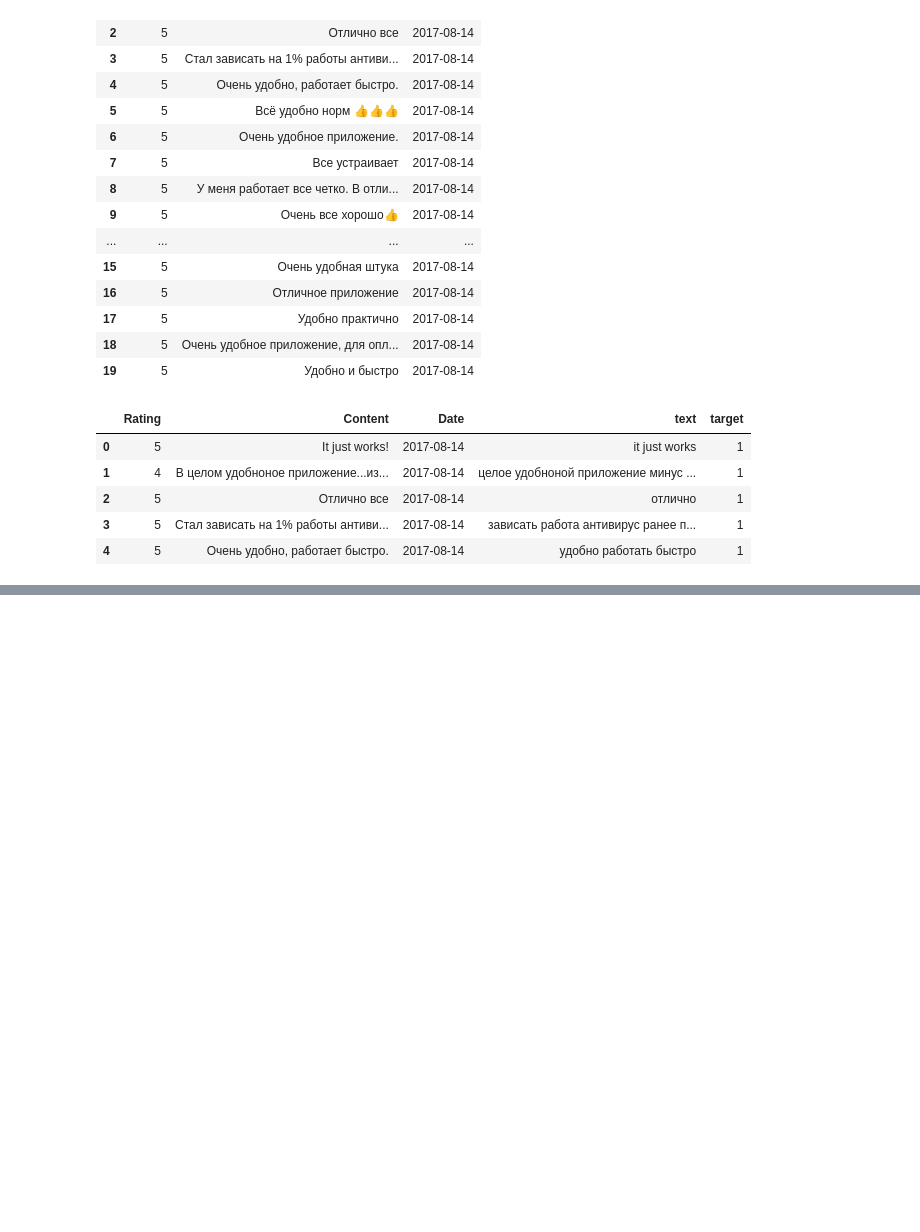
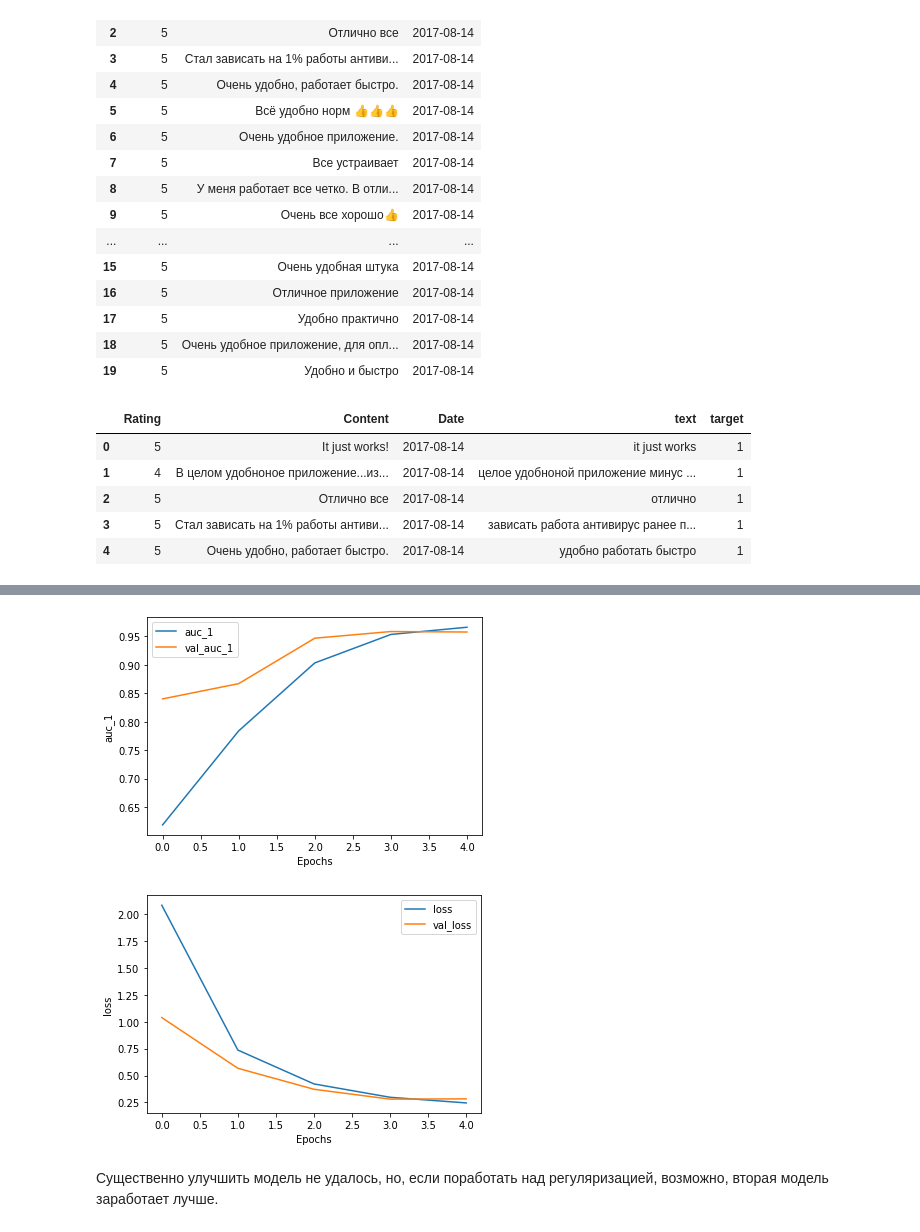
Before and after one commit to annulet/NLP, a Jupyter notebook: hw_5.ipynb, the cells around one changed output, grey strips where cells are left out. Drawn from its saved outputs; the diff is of its cells as text; code cells hidden in the pictures; blank space fills up the shorter version.

```diff
--- a/hw_5.ipynb
+++ b/hw_5.ipynb
@@ -189,0 +243,2 @@ Wall time: 29.6 s
+# %%
+model = Word2Vec(text_corpus, size=EMBEDDING_DIM, window=3, workers=cpu_count())
@@ -189,0 +265,3 @@ Wall time: 29.6 s
+# %%
+WEIGHTS = np.zeros((len(dictionary), EMBEDDING_DIM))
+WEIGHTS.shape
@@ -189,0 +270,4 @@ Wall time: 29.6 s
+# %%
+for token in dictionary:
+    if dictionary[token] in model.wv:
+        WEIGHTS[token] = model.wv[dictionary[token]]
@@ -189,0 +315,12 @@ Wall time: 29.6 s
+# %%
+%%time
+num_epochs = 5
+model.compile(optimizer='adam',
+              loss='binary_crossentropy',
+              metrics=[tf.keras.metrics.AUC()])
+
+
+history = model.fit(
+    train_dataset,
+    epochs=num_epochs,
+    validation_data=val_dataset)
@@ -189,0 +339,17 @@ Wall time: 29.6 s
+# %%
+def plot_graphs(history, string):
+    plt.plot(history.history[string])
+    plt.plot(history.history['val_'+string])
+    plt.xlabel("Epochs")
+    plt.ylabel(string)
+    plt.legend([string, 'val_'+string])
+    plt.show()
+
+
+plot_graphs(history, "auc_1")
+plot_graphs(history, "loss")
+# %% [output]
+[figure, added]
+[figure, added]
+# %% [markdown]
+Существенно улучшить модель не удалось, но, если поработать над регуляризацией, возможно, вторая модель заработает лучше.
```
Also changed, not shown: parts of 21 cells of this notebook.
